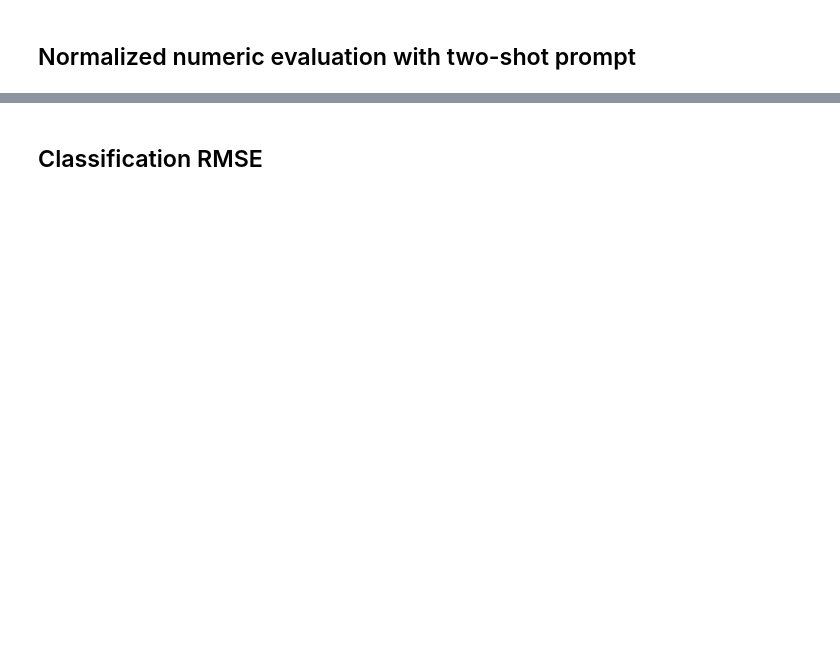
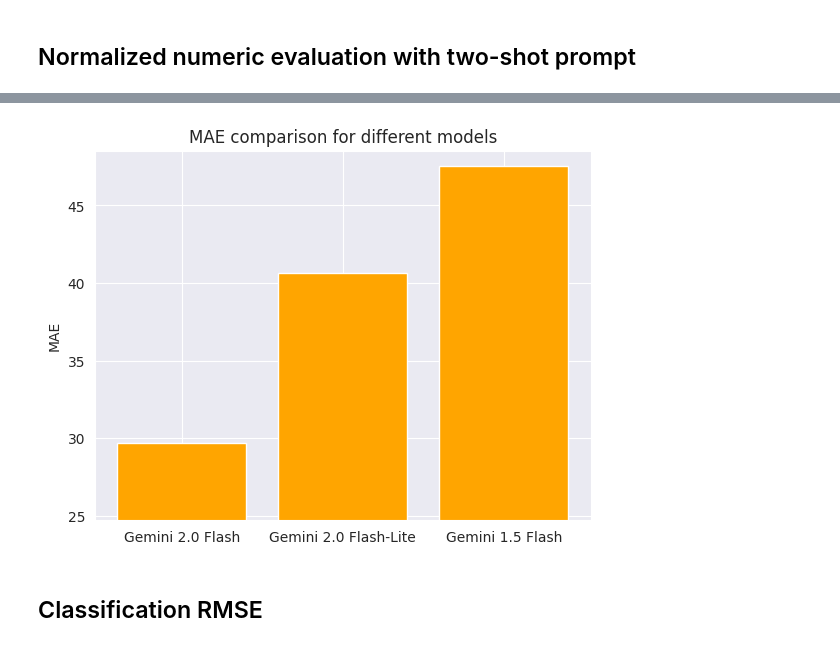
Before and after one commit to daKostych/Bachelor-Project-2025, a Jupyter notebook: llm_blog_generator/experiments/llm_blog_evaluator.ipynb, the cells around one changed output, grey strips where cells are left out. Cells and saved outputs as stored; diff of their text form; code cells hidden in the pictures; blank space fills up the shorter version.

```diff
--- a/llm_blog_generator/experiments/llm_blog_evaluator.ipynb
+++ b/llm_blog_generator/experiments/llm_blog_evaluator.ipynb
@@ -765,3 +789,7 @@ norm_num_eval_table
+# %%
+show_metric_bar_plot(norm_num_eval_table["Model"], norm_num_eval_table["MAE"], "MAE")
+# %% [output]
+[figure, added]
 # %% [markdown]
 ## Classification RMSE
 # %%
```
Also changed, not shown: parts of 41 cells of this notebook.
